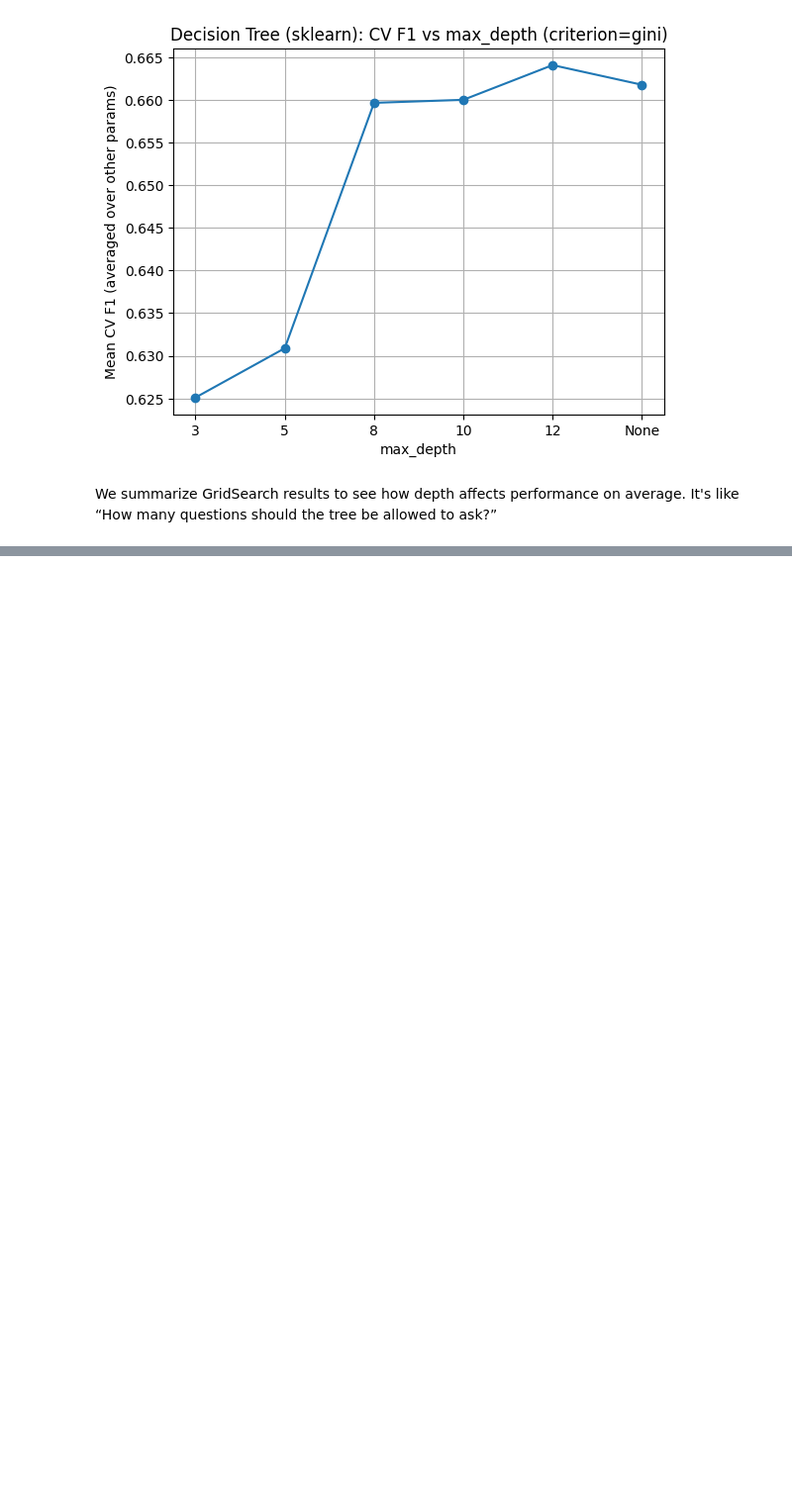
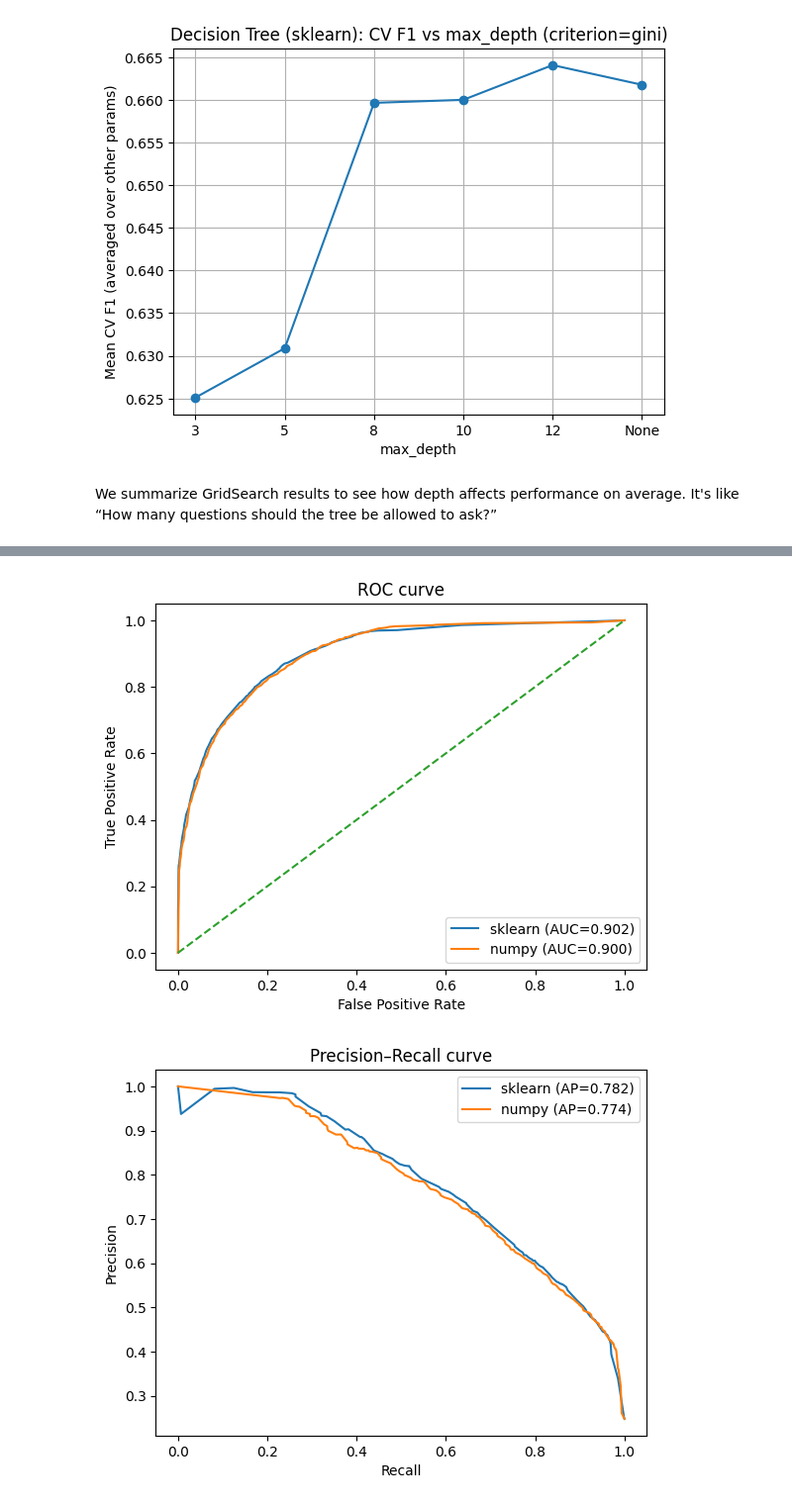
Before and after one commit to Ji980420/Project-ML_VU, a Jupyter notebook: First_tree.ipynb, the cells around one changed output, grey strips where cells are left out. Shown at 99% size. Cells and saved outputs as stored; diff of their text form; code cells hidden in the pictures; blank space fills up the shorter version.

```diff
--- a/First_tree.ipynb
+++ b/First_tree.ipynb
@@ -456,0 +662,2 @@ We summarize GridSearch results to see how depth affects performance on average.
+# %%
+proba = ntree.predict_proba(Xte)
@@ -456,0 +749,75 @@ We summarize GridSearch results to see how depth affects performance on average.
+# %%
+def proba_for_pos(proba, classes, pos_label, assume_pos_index=1):
+    """
+    Return a 1D array of scores for the positive class.
+
+    - If proba is 2D (n_samples, n_classes): return the column matching pos_label.
+    - If proba is 1D (n_samples,): assume it already represents P(pos_label).
+      (common when you do predict_proba(...)[:, 1])
+    """
+    proba = np.asarray(proba)
+
+    # Case 1: already a 1D vector of positive-class probabilities/scores
+    if proba.ndim == 1:
+        return proba
+
+    # Case 2: normal predict_proba matrix
+    if proba.ndim == 2:
+        # If we can map by label, do it
+        if classes is not None:
+            classes = np.asarray(classes)
+            idx = np.where(classes == pos_label)[0]
+            if idx.size == 1:
+                return proba[:, int(idx[0])]
+
+        # Fallback: assume positive is column 1
+        if proba.shape[1] <= assume_pos_index:
+            raise ValueError(f"proba has shape {proba.shape}, can't take column {assume_pos_index}.")
+        return proba[:, assume_pos_index]
+
+    raise ValueError(f"Unexpected proba shape: {proba.shape}")
+
+# sklearn classes (from final estimator in pipeline)
+sk_classes = best_model.named_steps["model"].classes_
+np_classes = ntree.classes_
+
+y_true_bin = (np.asarray(y_test) == pos_label).astype(int)
+
+sk_pos = proba_for_pos(sk_proba, sk_classes, pos_label)
+np_pos = proba_for_pos(np_proba, np_classes, pos_label)
+
+# ROC
+fpr_sk, tpr_sk, _ = roc_curve(y_true_bin, sk_pos)
+fpr_np, tpr_np, _ = roc_curve(y_true_bin, np_pos)
+
+auc_sk = auc(fpr_sk, tpr_sk)
+auc_np = auc(fpr_np, tpr_np)
+
+plt.figure()
+plt.plot(fpr_sk, tpr_sk, label=f"sklearn (AUC={auc_sk:.3f})")
+plt.plot(fpr_np, tpr_np, label=f"numpy (AUC={auc_np:.3f})")
+plt.plot([0, 1], [0, 1], linestyle="--")
+plt.xlabel("False Positive Rate")
+plt.ylabel("True Positive Rate")
+plt.title("ROC curve")
+plt.legend()
+plt.show()
+
+# Precision-Recall
+prec_sk, rec_sk, _ = precision_recall_curve(y_true_bin, sk_pos)
+prec_np, rec_np, _ = precision_recall_curve(y_true_bin, np_pos)
+
+ap_sk = average_precision_score(y_true_bin, sk_pos)
+ap_np = average_precision_score(y_true_bin, np_pos)
+
+plt.figure()
+plt.plot(rec_sk, prec_sk, label=f"sklearn (AP={ap_sk:.3f})")
+plt.plot(rec_np, prec_np, label=f"numpy (AP={ap_np:.3f})")
+plt.xlabel("Recall")
+plt.ylabel("Precision")
+plt.title("Precision–Recall curve")
+plt.legend()
+plt.show()
+# %% [output]
+[figure, added]
+[figure, added]
```
Also changed, not shown: parts of 18 cells of this notebook.
